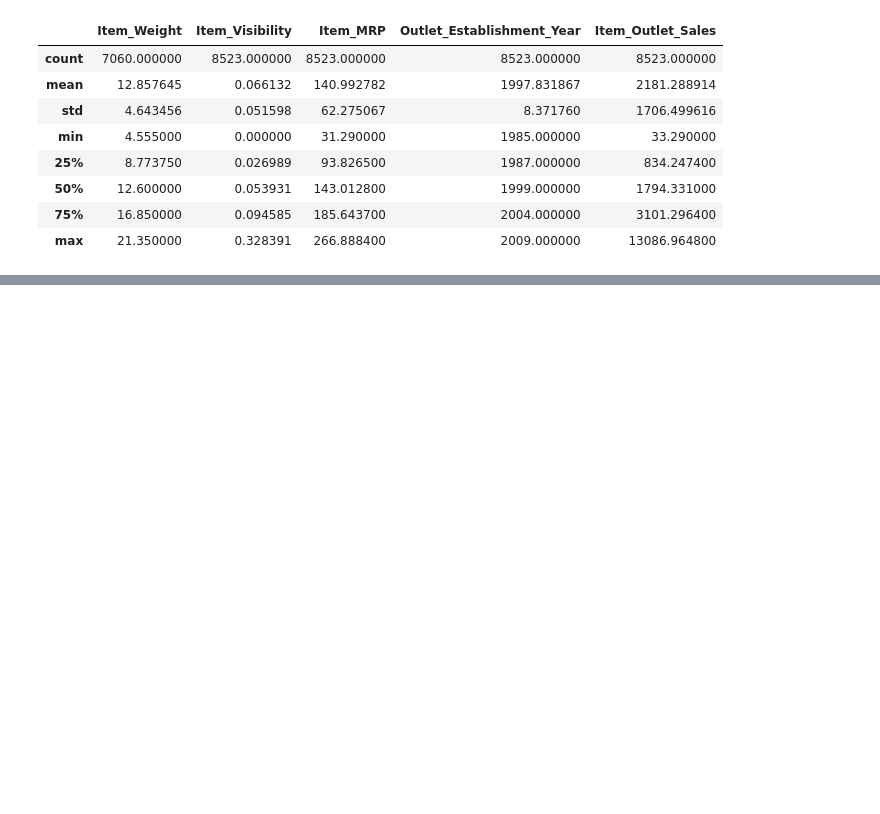
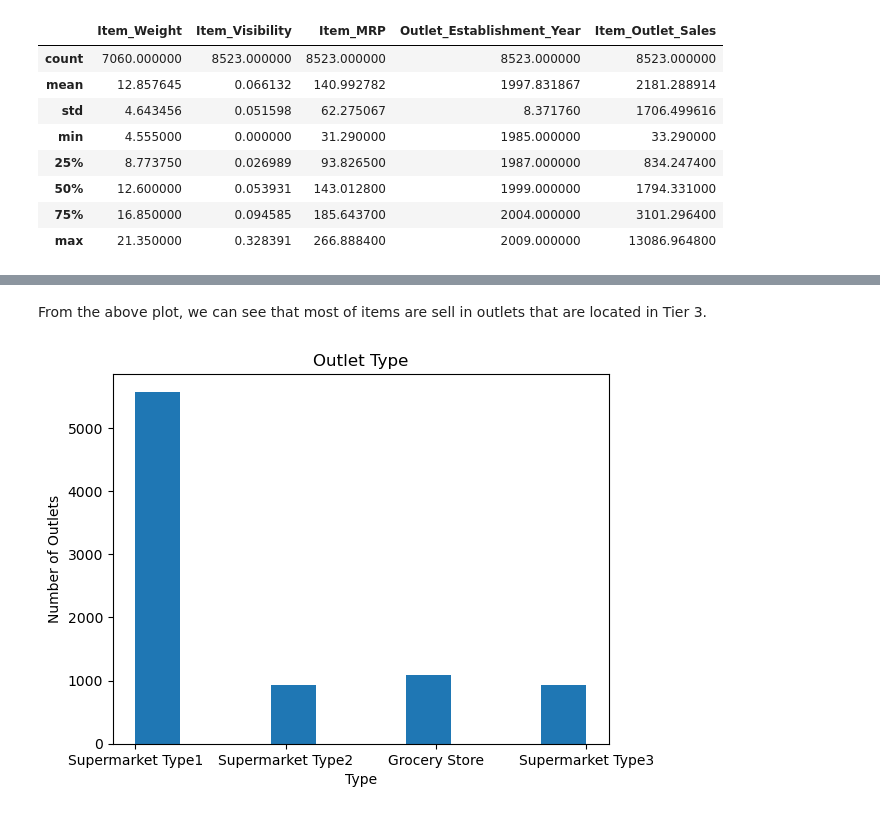
Before and after one commit to Technocolabs100/BigMart-Data-Analysis-and-Prediction, a Jupyter notebook: Mahmoud_Khaled_mahmoud.khaled12245@gmail.com.ipynb, the cells around one changed output, grey strips where cells are left out. Saved outputs shown, nothing was run; the diff lists cells and outputs as text; code cells hidden in the pictures; blank space fills up the shorter version.

```diff
--- a/Mahmoud_Khaled_mahmoud.khaled12245@gmail.com.ipynb
+++ b/Mahmoud_Khaled_mahmoud.khaled12245@gmail.com.ipynb
@@ -60,0 +101,6 @@ train_data.describe()
+# %% [markdown]
+From the above plot, we can see that most of items are sell in outlets that are located in Tier 3.
+# %%
+plot_hist(train_data, 'Outlet_Type', 'Outlet Type', 'Type', 'Number of Outlets')
+# %% [output]
+[figure, added]
```
Also changed, not shown: parts of 15 cells of this notebook.
